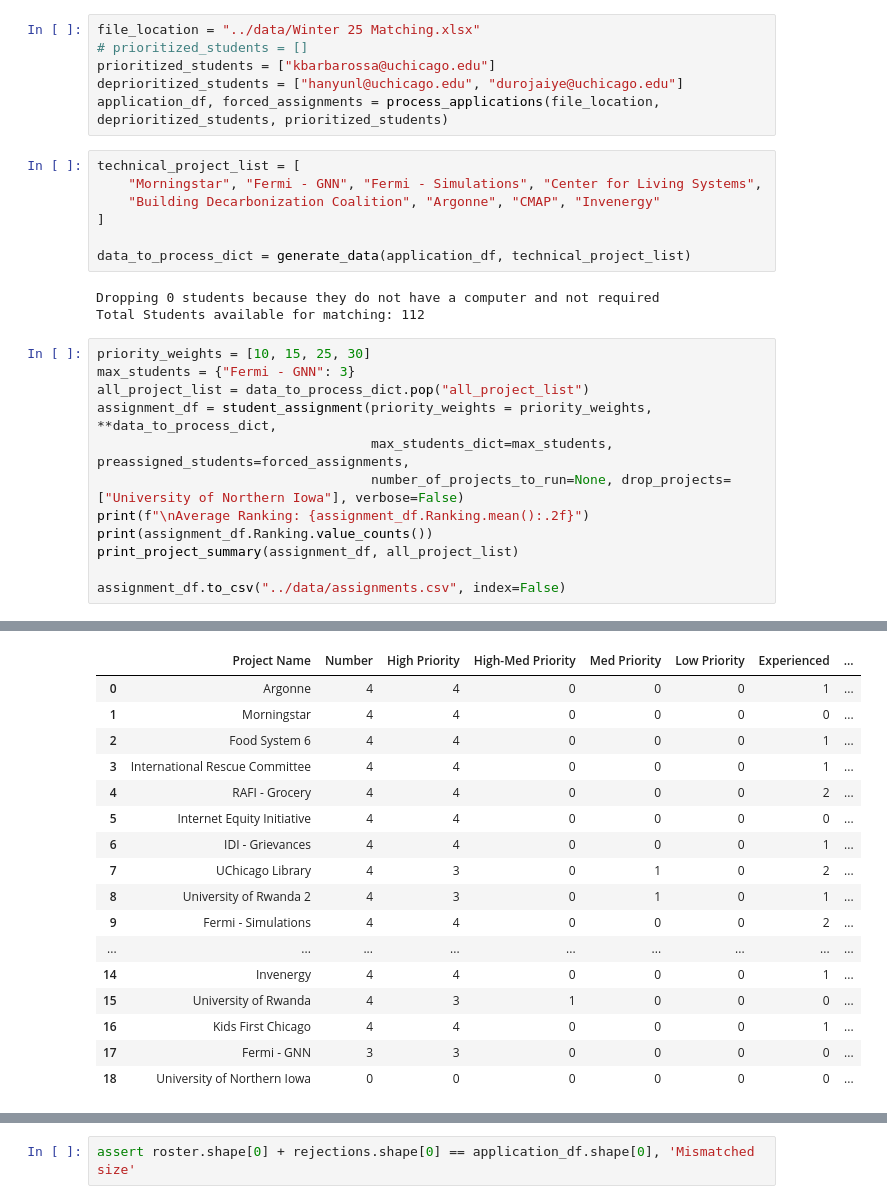
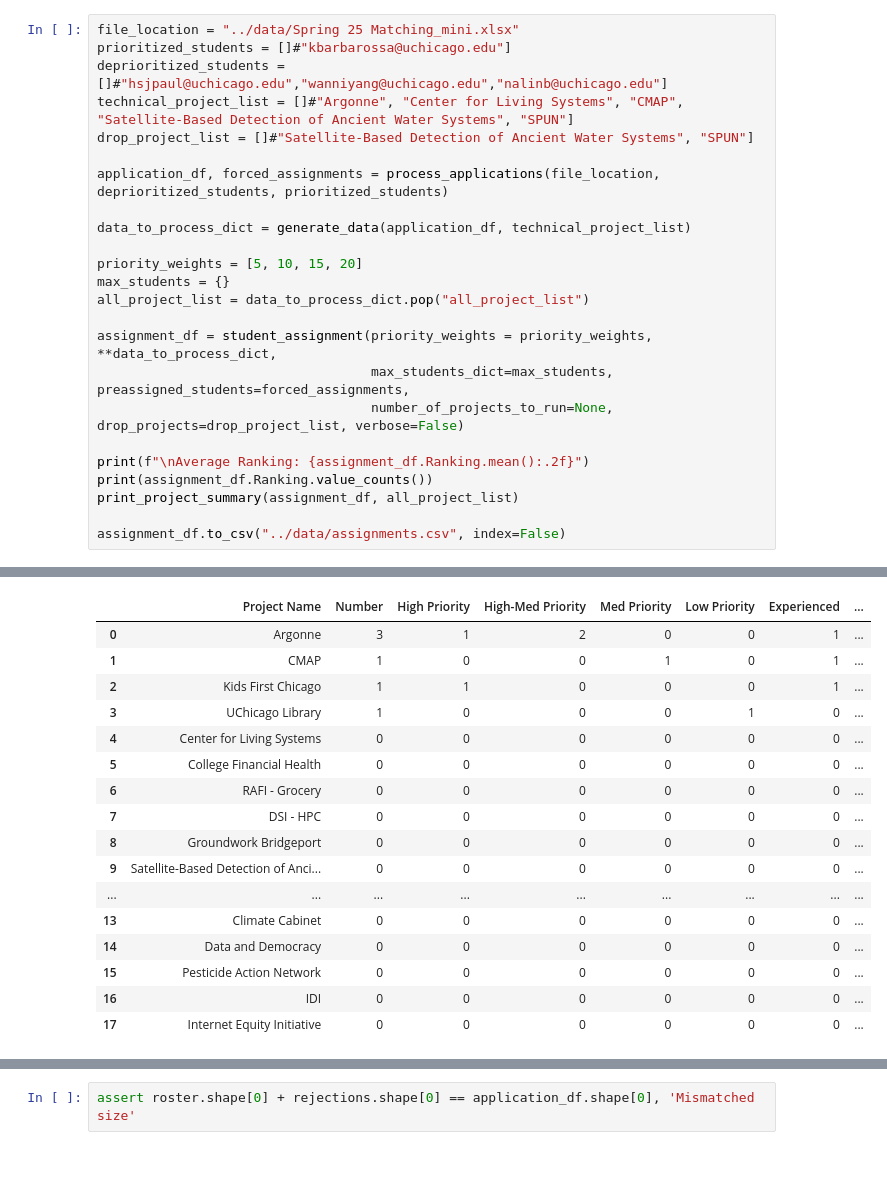
Before and after one commit to dsi-clinic/the-clinic, a Jupyter notebook: admin/matching/notebooks/matching.ipynb, the cells around one changed output, grey strips where cells are left out. Saved outputs shown, nothing was run; the diff lists cells and outputs as text; blank space fills up the shorter version.

Commit message:
Matching checkpoint

```diff
--- a/admin/matching/notebooks/matching.ipynb
+++ b/admin/matching/notebooks/matching.ipynb
@@ -20,29 +20,25 @@ from utils.utils import (
 # %% [output]
 The autoreload extension is already loaded. To reload it, use:
   %reload_ext autoreload
-# %%
-file_location = "../data/Winter 25 Matching.xlsx"
-# prioritized_students = []
-prioritized_students = ["kbarbarossa@uchicago.edu"]
-deprioritized_students = ["hanyunl@uchicago.edu", "durojaiye@uchicago.edu"]
-application_df, forced_assignments = process_applications(file_location, deprioritized_students, prioritized_students)
-# %%
-technical_project_list = [
-    "Morningstar", "Fermi - GNN", "Fermi - Simulations", "Center for Living Systems",
-    "Building Decarbonization Coalition", "Argonne", "CMAP", "Invenergy"
-]
-
-data_to_process_dict = generate_data(application_df, technical_project_list)
-# %% [output]
-Dropping 0 students because they do not have a computer and not required
-Total Students available for matching: 112
 # %%
-priority_weights = [10, 15, 25, 30]
-max_students = {"Fermi - GNN": 3}
+file_location = "../data/Spring 25 Matching_mini.xlsx"
+prioritized_students = []#"kbarbarossa@uchicago.edu"]
+deprioritized_students = []#"hsjpaul@uchicago.edu","wanniyang@uchicago.edu","nalinb@uchicago.edu"]
+technical_project_list = []#"Argonne", "Center for Living Systems", "CMAP", "Satellite-Based Detection of Ancient Water Systems", "SPUN"]
+drop_project_list = []#"Satellite-Based Detection of Ancient Water Systems", "SPUN"]
+
+application_df, forced_assignments = process_applications(file_location, deprioritized_students, prioritized_students)
+
+data_to_process_dict = generate_data(application_df, technical_project_list)
+
+priority_weights = [5, 10, 15, 20]
+max_students = {}
 all_project_list = data_to_process_dict.pop("all_project_list")
+
 assignment_df = student_assignment(priority_weights = priority_weights, **data_to_process_dict,
                                    max_students_dict=max_students, preassigned_students=forced_assignments,
-                                   number_of_projects_to_run=None, drop_projects=["University of Northern Iowa"], verbose=False)
+                                   number_of_projects_to_run=None, drop_projects=drop_project_list, verbose=False)
+
 print(f"\nAverage Ranking: {assignment_df.Ranking.mean():.2f}")
 print(assignment_df.Ranking.value_counts())
 print_project_summary(assignment_df, all_project_list)
@@ -67,22 +63,22 @@ Student Summary: 71 of 112 students were matched to a project.
 
 Project Summary:
 |  | Project Name | Number | High Priority | High-Med Priority | Med Priority | Low Priority | Experienced | ... |
-| 0 | Argonne | 4 | 4 | 0 | 0 | 0 | 1 | ... |
-| 1 | Morningstar | 4 | 4 | 0 | 0 | 0 | 0 | ... |
-| 2 | Food System 6 | 4 | 4 | 0 | 0 | 0 | 1 | ... |
-| 3 | International Rescue Committee | 4 | 4 | 0 | 0 | 0 | 1 | ... |
-| 4 | RAFI - Grocery | 4 | 4 | 0 | 0 | 0 | 2 | ... |
-| 5 | Internet Equity Initiative | 4 | 4 | 0 | 0 | 0 | 0 | ... |
-| 6 | IDI - Grievances | 4 | 4 | 0 | 0 | 0 | 1 | ... |
-| 7 | UChicago Library | 4 | 3 | 0 | 1 | 0 | 2 | ... |
-| 8 | University of Rwanda 2 | 4 | 3 | 0 | 1 | 0 | 1 | ... |
-| 9 | Fermi - Simulations | 4 | 4 | 0 | 0 | 0 | 2 | ... |
+| 0 | Argonne | 3 | 1 | 2 | 0 | 0 | 1 | ... |
+| 1 | CMAP | 1 | 0 | 0 | 1 | 0 | 1 | ... |
+| 2 | Kids First Chicago | 1 | 1 | 0 | 0 | 0 | 1 | ... |
+| 3 | UChicago Library | 1 | 0 | 0 | 0 | 1 | 0 | ... |
+| 4 | Center for Living Systems | 0 | 0 | 0 | 0 | 0 | 0 | ... |
+| 5 | College Financial Health | 0 | 0 | 0 | 0 | 0 | 0 | ... |
+| 6 | RAFI - Grocery | 0 | 0 | 0 | 0 | 0 | 0 | ... |
+| 7 | DSI - HPC | 0 | 0 | 0 | 0 | 0 | 0 | ... |
+| 8 | Groundwork Bridgeport | 0 | 0 | 0 | 0 | 0 | 0 | ... |
+| 9 | Satellite-Based Detection of Anci... | 0 | 0 | 0 | 0 | 0 | 0 | ... |
 | ... | ... | ... | ... | ... | ... | ... | ... | ... |
-| 14 | Invenergy | 4 | 4 | 0 | 0 | 0 | 1 | ... |
-| 15 | University of Rwanda | 4 | 3 | 1 | 0 | 0 | 0 | ... |
-| 16 | Kids First Chicago | 4 | 4 | 0 | 0 | 0 | 1 | ... |
-| 17 | Fermi - GNN | 3 | 3 | 0 | 0 | 0 | 0 | ... |
-| 18 | University of Northern Iowa | 0 | 0 | 0 | 0 | 0 | 0 | ... |
+| 13 | Climate Cabinet | 0 | 0 | 0 | 0 | 0 | 0 | ... |
+| 14 | Data and Democracy | 0 | 0 | 0 | 0 | 0 | 0 | ... |
+| 15 | Pesticide Action Network | 0 | 0 | 0 | 0 | 0 | 0 | ... |
+| 16 | IDI | 0 | 0 | 0 | 0 | 0 | 0 | ... |
+| 17 | Internet Equity Initiative | 0 | 0 | 0 | 0 | 0 | 0 | ... |
 # %%
 # Generate roster for matching spreadsheet
 roster = generate_roster(application_df, assignment_df)
```
Also changed, not shown: parts of 12 cells of this notebook, 1 other file.
